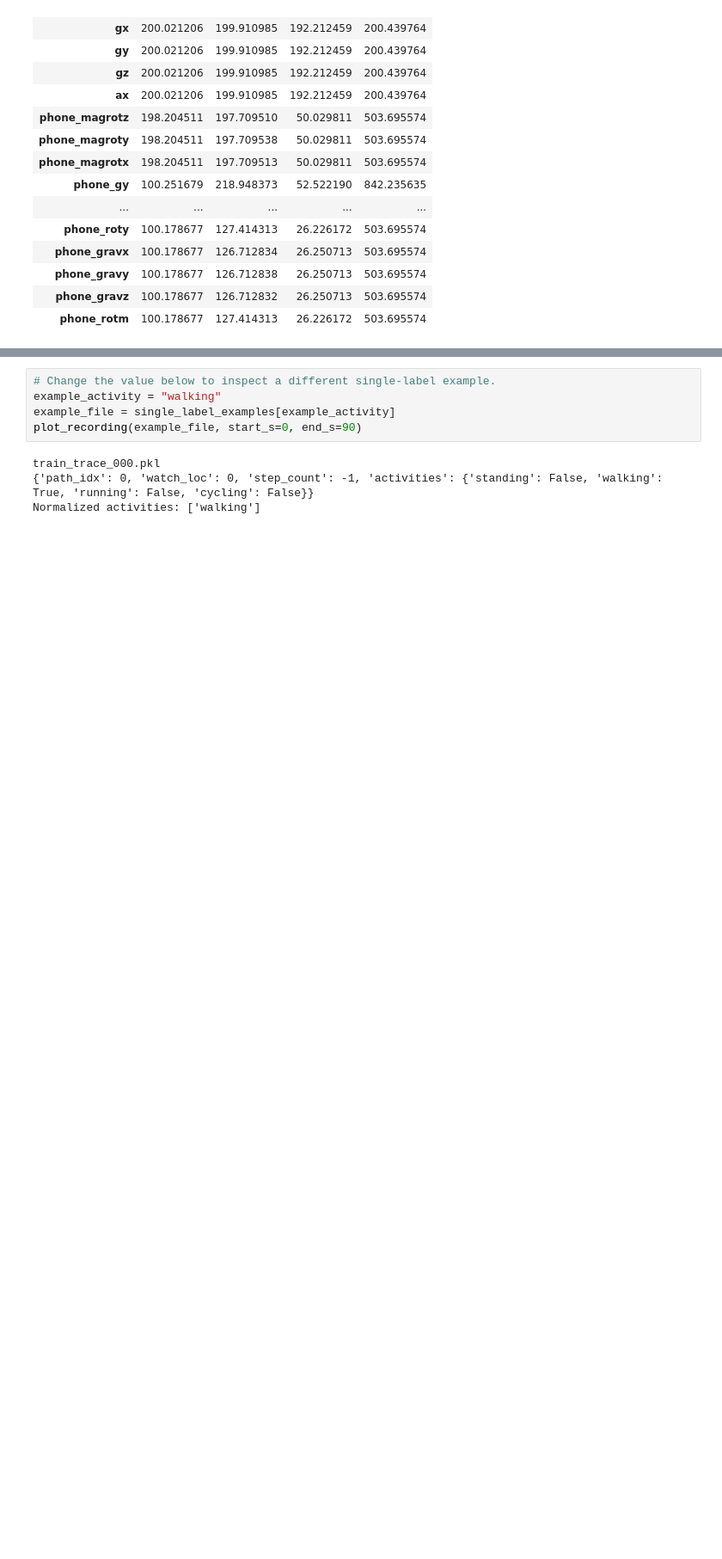
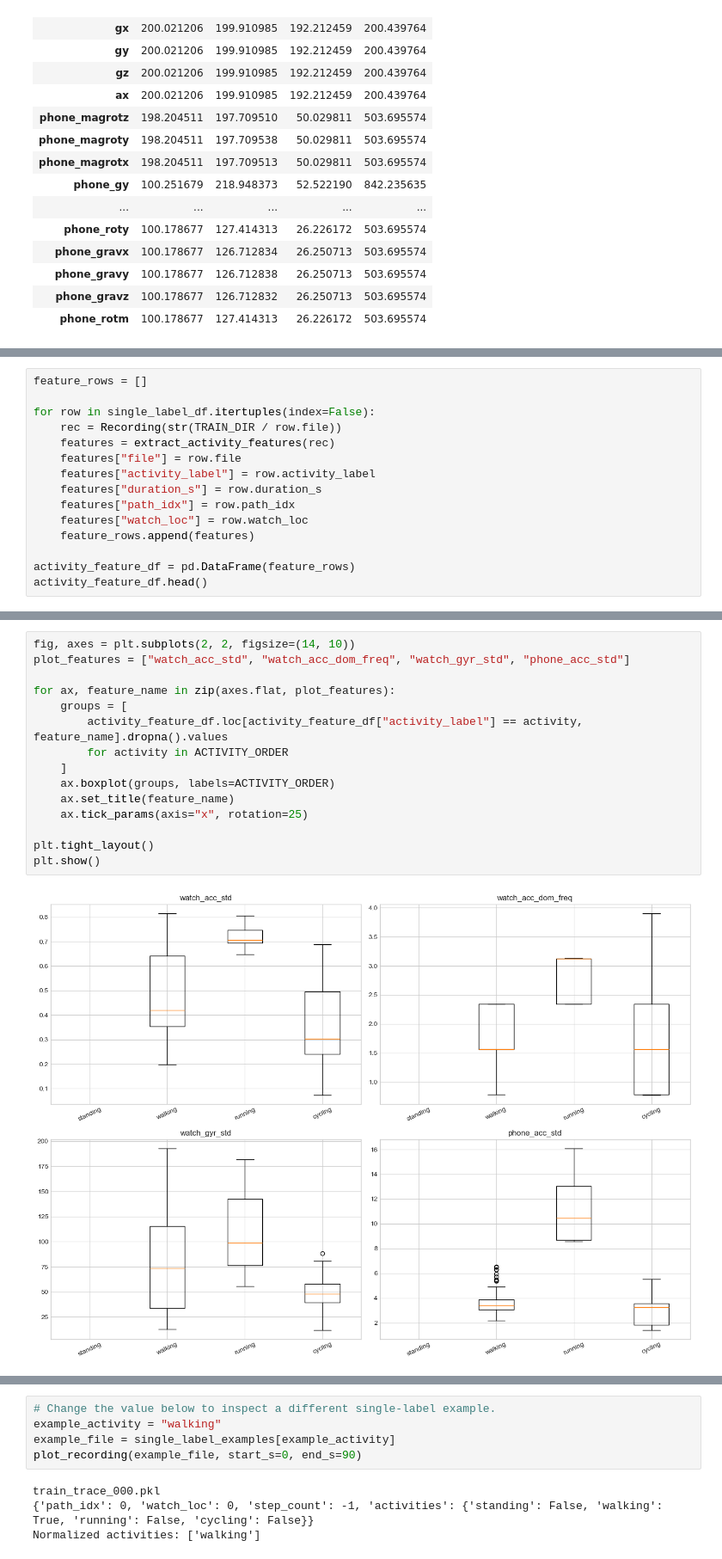
Before and after one commit to groggero/Mobile-Health, a Jupyter notebook: activity_analysis.ipynb, the cells around one changed output, grey strips where cells are left out. Shown at 86% size. Drawn from its saved outputs; the diff is of its cells as text; blank space fills up the shorter version.

```diff
--- a/activity_analysis.ipynb
+++ b/activity_analysis.ipynb
@@ -266,0 +399,15 @@ samplerate_summary.head(20)
+# %%
+feature_rows = []
+
+for row in single_label_df.itertuples(index=False):
+    rec = Recording(str(TRAIN_DIR / row.file))
+    features = extract_activity_features(rec)
+    features["file"] = row.file
+    features["activity_label"] = row.activity_label
+    features["duration_s"] = row.duration_s
+    features["path_idx"] = row.path_idx
+    features["watch_loc"] = row.watch_loc
+    feature_rows.append(features)
+
+activity_feature_df = pd.DataFrame(feature_rows)
+activity_feature_df.head()
@@ -266,0 +438,17 @@ samplerate_summary.head(20)
+# %%
+fig, axes = plt.subplots(2, 2, figsize=(14, 10))
+plot_features = ["watch_acc_std", "watch_acc_dom_freq", "watch_gyr_std", "phone_acc_std"]
+
+for ax, feature_name in zip(axes.flat, plot_features):
+    groups = [
+        activity_feature_df.loc[activity_feature_df["activity_label"] == activity, feature_name].dropna().values
+        for activity in ACTIVITY_ORDER
+    ]
+    ax.boxplot(groups, labels=ACTIVITY_ORDER)
+    ax.set_title(feature_name)
+    ax.tick_params(axis="x", rotation=25)
+
+plt.tight_layout()
+plt.show()
+# %% [output]
+[figure, added]
```
Also changed, not shown: parts of 30 cells of this notebook.
